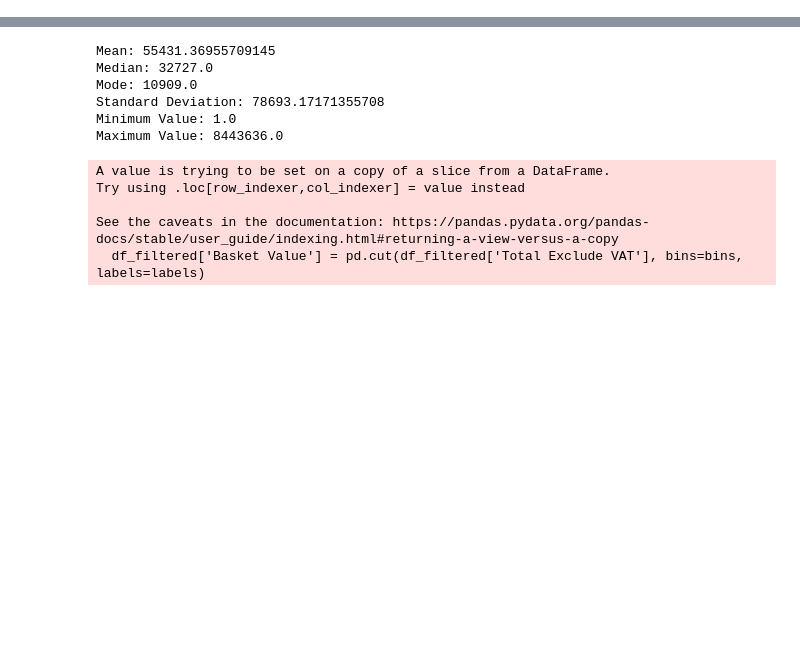
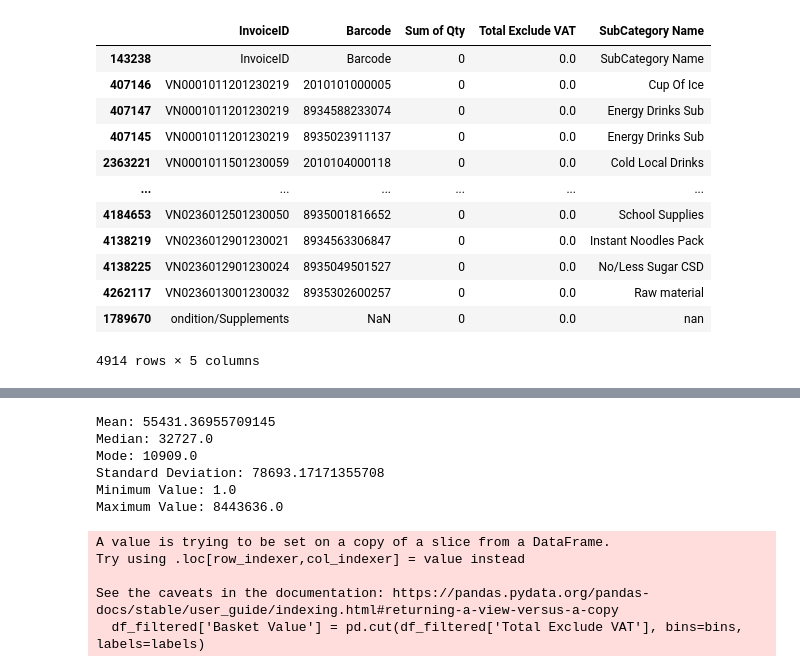
Before and after one commit to TrieuPH/python, a Jupyter notebook: Python/data/Basket-Analysis_v1_edit.ipynb, the cells around one changed output, grey strips where cells are left out. Drawn from its saved outputs; the diff is of its cells as text; code cells hidden in the pictures; blank space fills up the shorter version.

```diff
--- a/Python/data/Basket-Analysis_v1_edit.ipynb
+++ b/Python/data/Basket-Analysis_v1_edit.ipynb
@@ -87,3 +103,25 @@ memory usage: 11.5+ MB
+# %%
+# Filter InvoiceIDs where sum of Qty is 0 for all barcodes
+invoice_ids_with_zero_qty = df.groupby('InvoiceID').filter(lambda x: x['Sum of Qty'].sum() == 0)['InvoiceID'].unique()
+# %%
+# Filter the original data frame based on the InvoiceIDs
+df_filtered_0 = df[df['InvoiceID'].isin(invoice_ids_with_zero_qty)]
+
+df_filtered_0.sort_values('InvoiceID')
+# %% [output]
+|  | InvoiceID | Barcode | Sum of Qty | Total Exclude VAT | SubCategory Name |
+| 143238 | InvoiceID | Barcode | 0 | 0.0 | SubCategory Name |
+| 407146 | VN0001011201230219 | 2010101000005 | 0 | 0.0 | Cup Of Ice |
+| 407147 | VN0001011201230219 | 8934588233074 | 0 | 0.0 | Energy Drinks Sub |
+| 407145 | VN0001011201230219 | 8935023911137 | 0 | 0.0 | Energy Drinks Sub |
+| 2363221 | VN0001011501230059 | 2010104000118 | 0 | 0.0 | Cold Local Drinks |
+| ... | ... | ... | ... | ... | ... |
+| 4184653 | VN0236012501230050 | 8935001816652 | 0 | 0.0 | School Supplies |
+| 4138219 | VN0236012901230021 | 8934563306847 | 0 | 0.0 | Instant Noodles Pack |
+| 4138225 | VN0236012901230024 | 8935049501527 | 0 | 0.0 | No/Less Sugar CSD |
+| 4262117 | VN0236013001230032 | 8935302600257 | 0 | 0.0 | Raw material |
+| 1789670 | ondition/Supplements | NaN | 0 | 0.0 | nan |
+4914 rows × 5 columns
 # %%
 # bill0 = df1.groupby('InvoiceID').filter(lambda x: x['Sum of Qty'].sum() == 0)
 
```
Also changed, not shown: parts of 4 cells of this notebook, 1 other file.
